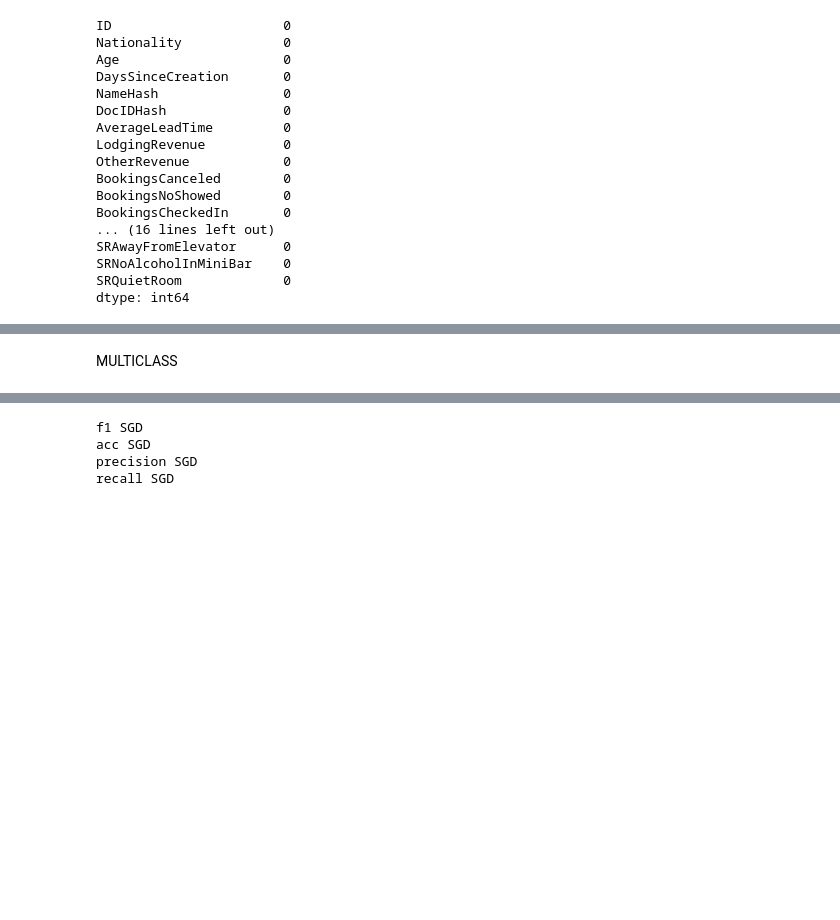
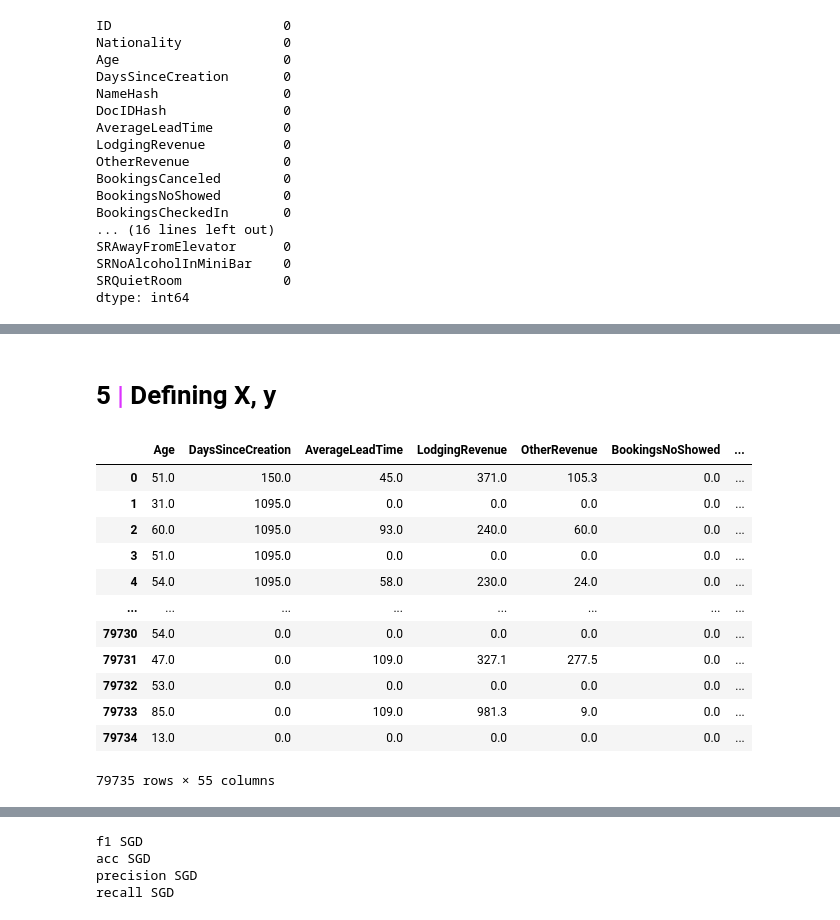
Before and after one commit to iremirezdeganuza72/Cohort_Analysis, a Jupyter notebook: Cohort analysis and segmentation.ipynb, the cells around one changed output, grey strips where cells are left out. Saved outputs shown, nothing was run; the diff lists cells and outputs as text; code cells hidden in the pictures; blank space fills up the shorter version.

```diff
--- a/Cohort analysis and segmentation.ipynb
+++ b/Cohort analysis and segmentation.ipynb
@@ -707,2 +691,21 @@ y.head(10)
-# %% [markdown]
-MULTICLASS
+# %% [markdown]
+# <b>5 <span style='color:#DC33FF'>|</span> Defining X, y</b>
+# %%
+y = df1["BookingsCanceled"]
+X = df1.drop(columns=["BookingsCanceled"])
+# %%
+X
+# %% [output]
+|  | Age | DaysSinceCreation | AverageLeadTime | LodgingRevenue | OtherRevenue | BookingsNoShowed | ... |
+| 0 | 51.0 | 150.0 | 45.0 | 371.0 | 105.3 | 0.0 | ... |
+| 1 | 31.0 | 1095.0 | 0.0 | 0.0 | 0.0 | 0.0 | ... |
+| 2 | 60.0 | 1095.0 | 93.0 | 240.0 | 60.0 | 0.0 | ... |
+| 3 | 51.0 | 1095.0 | 0.0 | 0.0 | 0.0 | 0.0 | ... |
+| 4 | 54.0 | 1095.0 | 58.0 | 230.0 | 24.0 | 0.0 | ... |
+| ... | ... | ... | ... | ... | ... | ... | ... |
+| 79730 | 54.0 | 0.0 | 0.0 | 0.0 | 0.0 | 0.0 | ... |
+| 79731 | 47.0 | 0.0 | 109.0 | 327.1 | 277.5 | 0.0 | ... |
+| 79732 | 53.0 | 0.0 | 0.0 | 0.0 | 0.0 | 0.0 | ... |
+| 79733 | 85.0 | 0.0 | 109.0 | 981.3 | 9.0 | 0.0 | ... |
+| 79734 | 13.0 | 0.0 | 0.0 | 0.0 | 0.0 | 0.0 | ... |
+79735 rows × 55 columns
```
Also changed, not shown: parts of 24 cells of this notebook.
